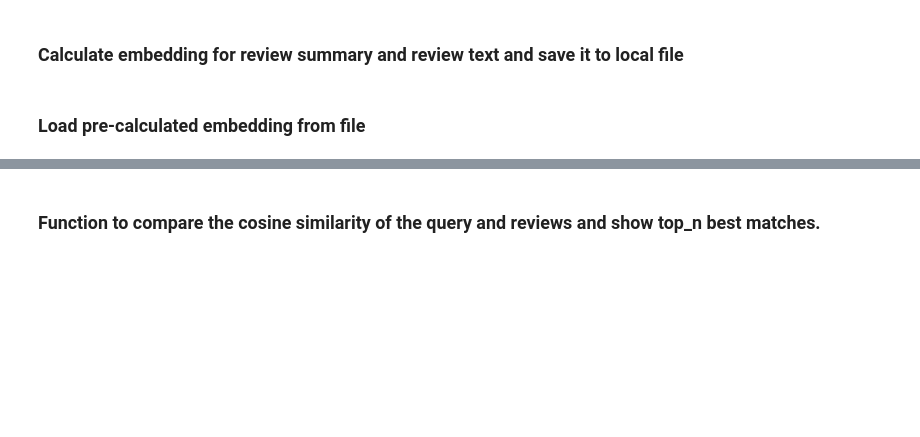
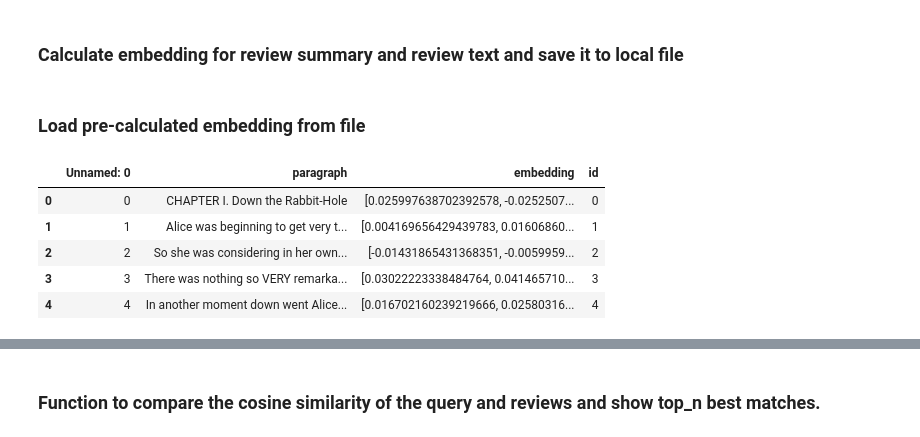
Before and after one commit to rolester/OpenAIAlicePinecone, a Jupyter notebook: OpenAI_EmbeddingsAlice.ipynb, the cells around one changed output, grey strips where cells are left out. Saved outputs shown, nothing was run; the diff lists cells and outputs as text; code cells hidden in the pictures; blank space fills up the shorter version.

```diff
--- a/OpenAI_EmbeddingsAlice.ipynb
+++ b/OpenAI_EmbeddingsAlice.ipynb
@@ -66,6 +61,18 @@ paragraphs_df.to_csv('data/Alice_with_embeddings.csv')
 paragraphs_df.to_pickle('data/Alice_with_embeddings.pkl')
 # %% [markdown]
 ### Load pre-calculated embedding from file ###
+# %%
+datafile_path = "data/Alice_with_embeddings.csv"
+df = pd.read_csv(datafile_path)
+#df["embedding"] = df.embedding.apply(eval).apply(np.array)
+df.head(5)
+# %% [output]
+|  | Unnamed: 0 | paragraph | embedding | id |
+| 0 | 0 | CHAPTER I. Down the Rabbit-Hole | [0.025997638702392578, -0.0252507... | 0 |
+| 1 | 1 | Alice was beginning to get very t... | [0.004169656429439783, 0.01606860... | 1 |
+| 2 | 2 | So she was considering in her own... | [-0.01431865431368351, -0.0059959... | 2 |
+| 3 | 3 | There was nothing so VERY remarka... | [0.03022223338484764, 0.041465710... | 3 |
+| 4 | 4 | In another moment down went Alice... | [0.016702160239219666, 0.02580316... | 4 |
 # %%
 datafile_path = "data/Alice_with_embeddings.pkl"
 df = pd.read_pickle(datafile_path)
```
Also changed, not shown: parts of 10 cells of this notebook, 2 other files.
